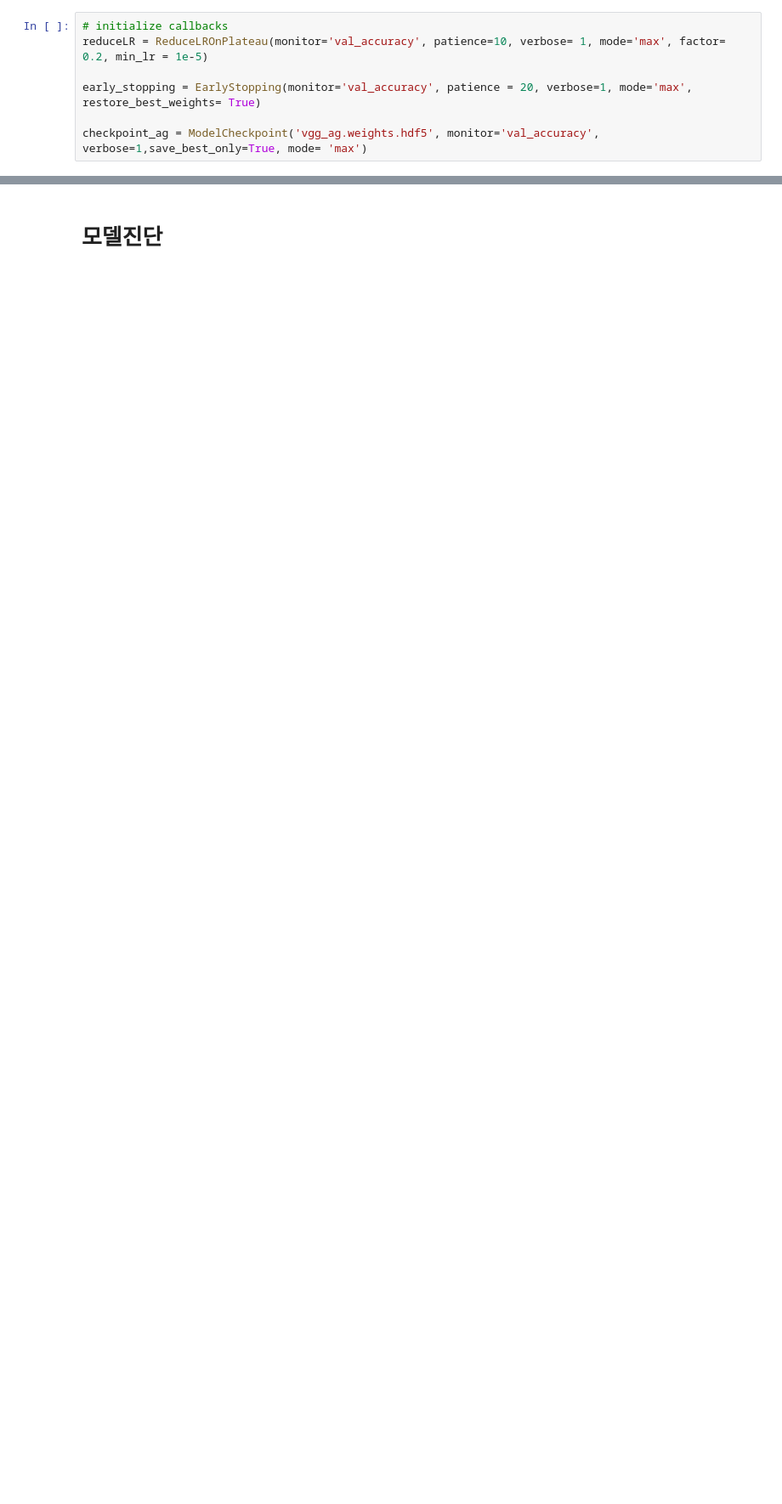
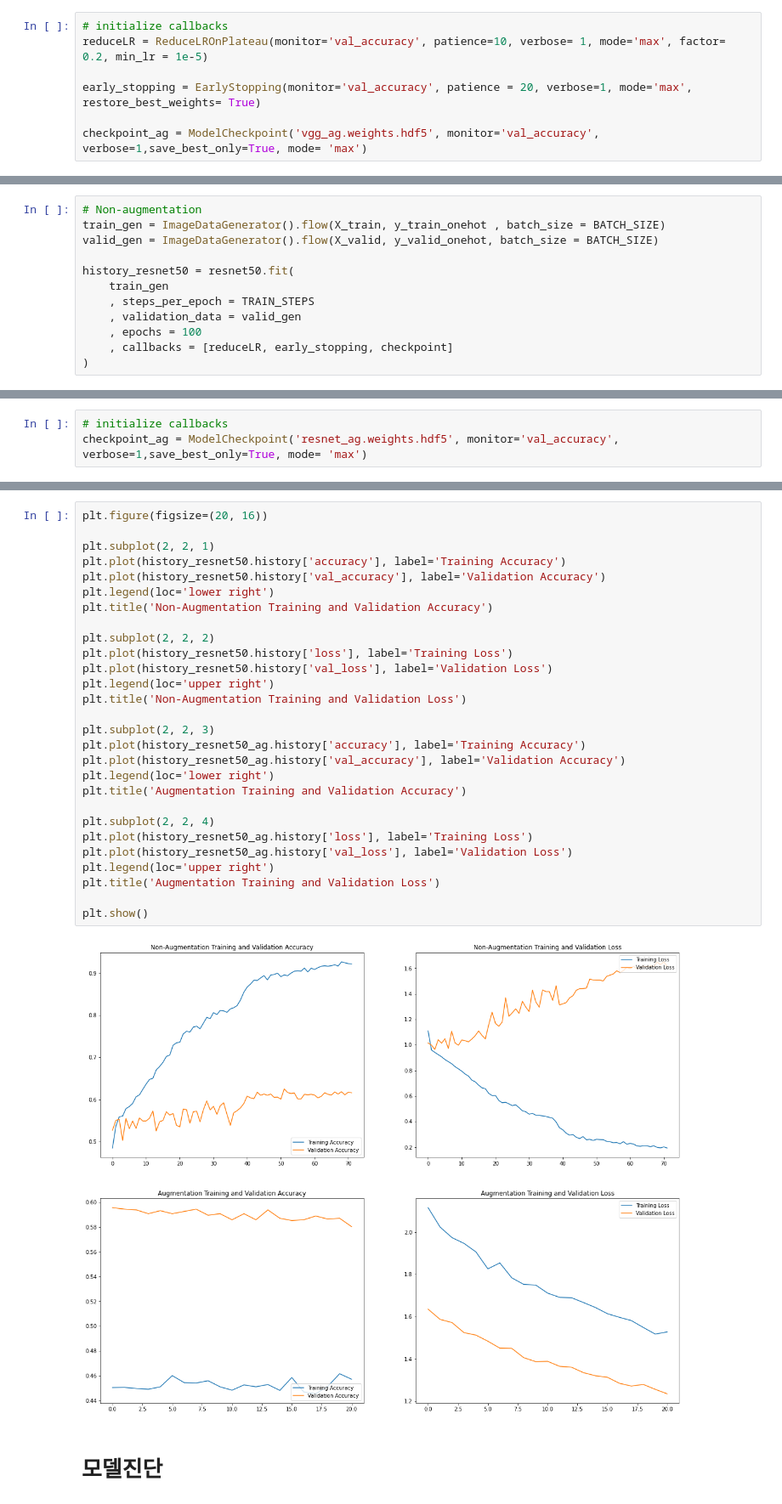
Before and after one commit to hyvnah/AI-class-project, a Jupyter notebook: AI Project - Cervical Cancer.ipynb, the cells around one changed output, grey strips where cells are left out. Shown: that part at 85% size. Cells and saved outputs as stored; diff of their text form; blank space fills up the shorter version.

```diff
--- a/AI Project - Cervical Cancer.ipynb
+++ b/AI Project - Cervical Cancer.ipynb
@@ -588,0 +723,12 @@ plt.show()
+# %%
+# Non-augmentation
+train_gen = ImageDataGenerator().flow(X_train, y_train_onehot , batch_size = BATCH_SIZE)
+valid_gen = ImageDataGenerator().flow(X_valid, y_valid_onehot, batch_size = BATCH_SIZE)
+
+history_resnet50 = resnet50.fit(
+    train_gen
+    , steps_per_epoch = TRAIN_STEPS
+    , validation_data = valid_gen
+    , epochs = 100
+    , callbacks = [reduceLR, early_stopping, checkpoint]
+)
@@ -588,0 +753,3 @@ plt.show()
+# %%
+# initialize callbacks
+checkpoint_ag = ModelCheckpoint('resnet_ag.weights.hdf5', monitor='val_accuracy', verbose=1,save_best_only=True, mode= 'max')
@@ -589,3 +795,33 @@ plt.show()
+# %%
+plt.figure(figsize=(20, 16))
+
+plt.subplot(2, 2, 1)
+plt.plot(history_resnet50.history['accuracy'], label='Training Accuracy')
+plt.plot(history_resnet50.history['val_accuracy'], label='Validation Accuracy')
+plt.legend(loc='lower right')
+plt.title('Non-Augmentation Training and Validation Accuracy')
+
+plt.subplot(2, 2, 2)
+plt.plot(history_resnet50.history['loss'], label='Training Loss')
+plt.plot(history_resnet50.history['val_loss'], label='Validation Loss')
+plt.legend(loc='upper right')
+plt.title('Non-Augmentation Training and Validation Loss')
+
+plt.subplot(2, 2, 3)
+plt.plot(history_resnet50_ag.history['accuracy'], label='Training Accuracy')
+plt.plot(history_resnet50_ag.history['val_accuracy'], label='Validation Accuracy')
+plt.legend(loc='lower right')
+plt.title('Augmentation Training and Validation Accuracy')
+
+plt.subplot(2, 2, 4)
+plt.plot(history_resnet50_ag.history['loss'], label='Training Loss')
+plt.plot(history_resnet50_ag.history['val_loss'], label='Validation Loss')
+plt.legend(loc='upper right')
+plt.title('Augmentation Training and Validation Loss')
+
+plt.show()
+# %% [output]
+[figure, added]
 # %% [markdown]
 # 모델진단
 # %%
```
Also changed, not shown: parts of 35 cells of this notebook.
